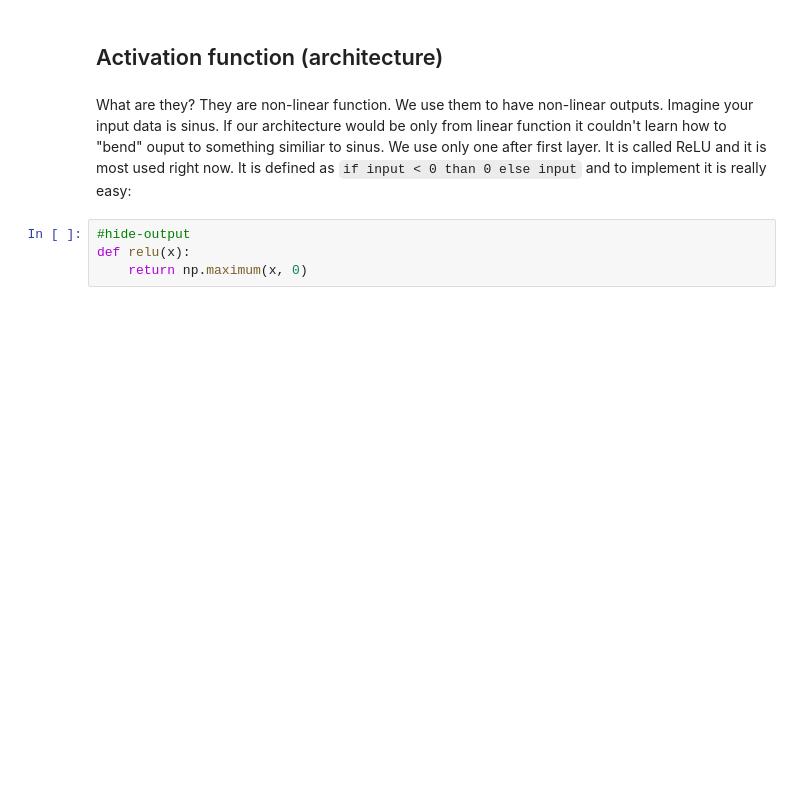
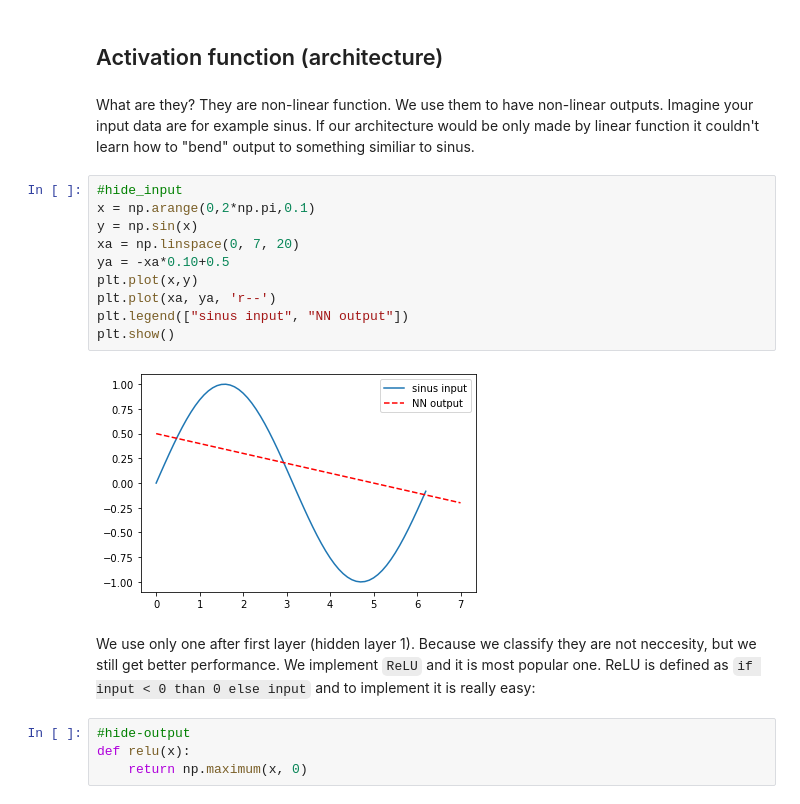
Before and after one commit to ludius0/my-blog, a Jupyter notebook: _notebooks/2020-12-05-First-blog-(test).ipynb, the cells around one changed output. Drawn from its saved outputs; the diff is of its cells as text; blank space fills up the shorter version.

```diff
--- a/_notebooks/2020-12-05-First-blog-(test).ipynb
+++ b/_notebooks/2020-12-05-First-blog-(test).ipynb
@@ -188,7 +213,21 @@ x_l2.shape
 # %% [markdown]
 ## Activation function (architecture)
 # %% [markdown]
-What are they? They are non-linear function. We use them to have non-linear outputs. Imagine your input data is sinus. If our architecture would be only from linear function it couldn't learn how to "bend" ouput to something similiar to sinus. We use only one after first layer. It is called ReLU and it is most used right now. It is defined as `if input < 0 than 0 else input` and to implement it is really easy:
+What are they? They are non-linear function. We use them to have non-linear outputs. Imagine your input data are for example sinus. If our architecture would be only made by linear function it couldn't learn how to "bend" output to something similiar to sinus.
+# %%
+#hide_input
+x = np.arange(0,2*np.pi,0.1)
+y = np.sin(x)
+xa = np.linspace(0, 7, 20)
+ya = -xa*0.10+0.5
+plt.plot(x,y)
+plt.plot(xa, ya, 'r--')
+plt.legend(["sinus input", "NN output"])
+plt.show()
+# %% [output]
+[figure, added]
+# %% [markdown]
+We use only one after first layer (hidden layer 1). Because we classify they are not neccesity, but we still get better performance. We implement `ReLU` and it is most popular one. ReLU is defined as `if input < 0 than 0 else input` and to implement it is really easy:
 # %%
 #hide-output
 def relu(x):
```
Also changed, not shown: parts of 49 cells of this notebook.
